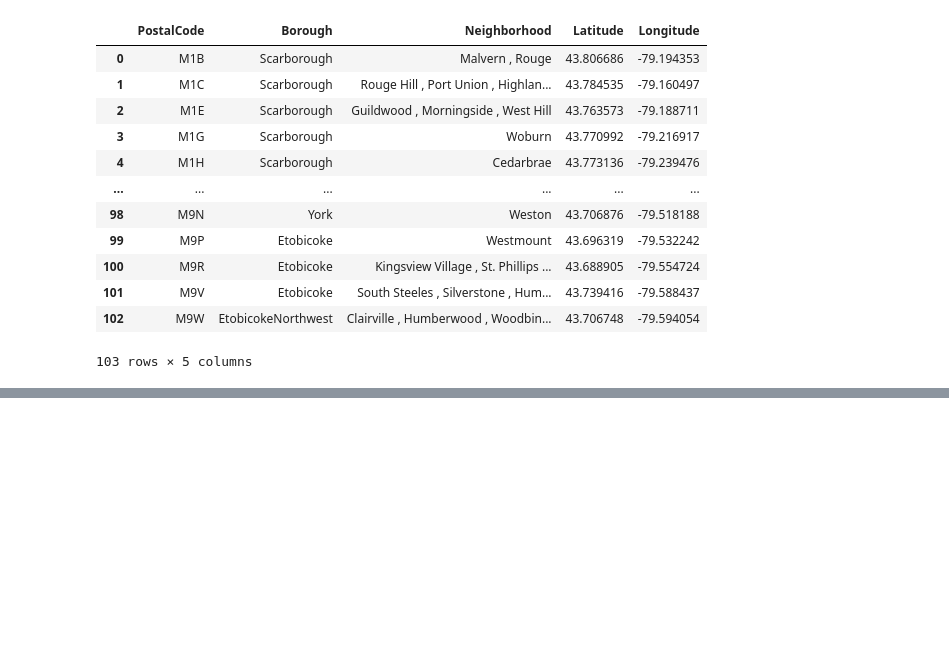
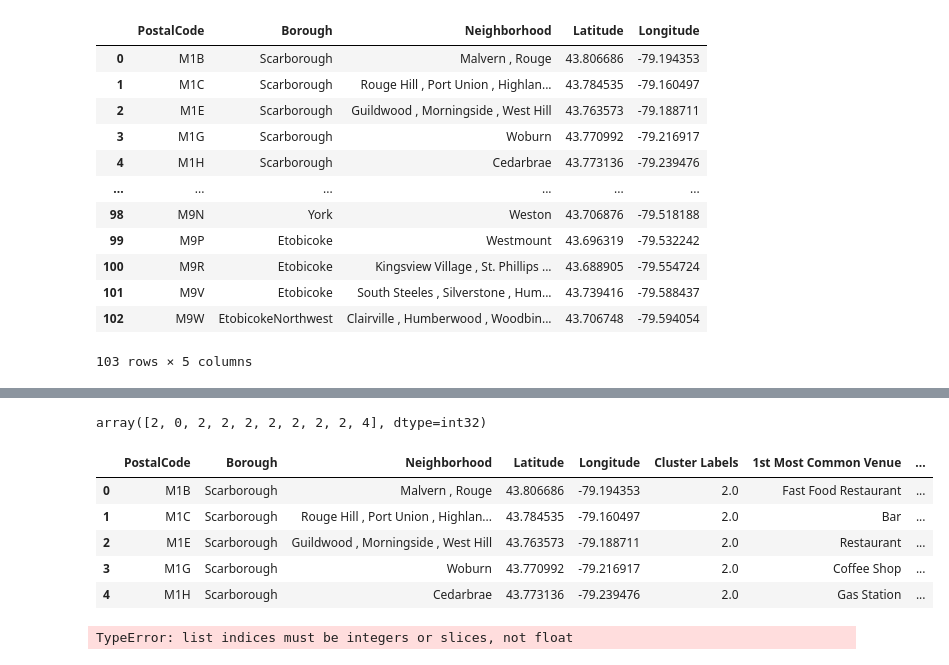
Before and after one commit to Edward-Qi/Coursera_Capstone, a Jupyter notebook: Segmenting and Clustering Neighborhoods in Toronto.ipynb, the cells around one changed output, grey strips where cells are left out. Drawn from its saved outputs; the diff is of its cells as text; code cells hidden in the pictures; blank space fills up the shorter version.

```diff
--- a/Segmenting and Clustering Neighborhoods in Toronto.ipynb
+++ b/Segmenting and Clustering Neighborhoods in Toronto.ipynb
@@ -150,0 +403,27 @@ joined_data
+# %%
+def return_most_common_venues(row, num_top_venues):
+    row_categories = row.iloc[1:]
+    row_categories_sorted = row_categories.sort_values(ascending=False)
+
+    return row_categories_sorted.index.values[0:num_top_venues]
+# %%
+num_top_venues = 10
+
+indicators = ['st', 'nd', 'rd']
+
+# create columns according to number of top venues
+columns = ['Neighborhood']
+for ind in np.arange(num_top_venues):
+    try:
+        columns.append('{}{} Most Common Venue'.format(ind+1, indicators[ind]))
+    except:
+        columns.append('{}th Most Common Venue'.format(ind+1))
+
+# create a new dataframe
+neighborhoods_venues_sorted = pd.DataFrame(columns=columns)
+neighborhoods_venues_sorted['Neighborhood'] = TO_grouped['Neighbourhood']
+
+for ind in np.arange(TO_grouped.shape[0]):
+    neighborhoods_venues_sorted.iloc[ind, 1:] = return_most_common_venues(TO_grouped.iloc[ind, :], num_top_venues)
+
+neighborhoods_venues_sorted.head()
@@ -150,0 +439,25 @@ joined_data
+# %%
+kclusters = 5
+
+TO_clust = TO_grouped.drop('Neighbourhood',1)
+
+kmeans = KMeans(n_clusters=kclusters, random_state=0).fit(TO_clust)
+
+kmeans.labels_[0:10]
+# %% [output]
+array([2, 0, 2, 2, 2, 2, 2, 2, 2, 4], dtype=int32)
+# %%
+neighborhoods_venues_sorted.insert(0, 'Cluster Labels', kmeans.labels_)
+
+TO_merged = joined_data
+
+TO_merged = TO_merged.join(neighborhoods_venues_sorted.set_index("Neighborhood"), on='Neighborhood')
+
+TO_merged.head()
+# %% [output]
+|  | PostalCode | Borough | Neighborhood | Latitude | Longitude | Cluster Labels | 1st Most Common Venue | ... |
+| 0 | M1B | Scarborough | Malvern , Rouge | 43.806686 | -79.194353 | 2.0 | Fast Food Restaurant | ... |
+| 1 | M1C | Scarborough | Rouge Hill , Port Union , Highlan... | 43.784535 | -79.160497 | 2.0 | Bar | ... |
+| 2 | M1E | Scarborough | Guildwood , Morningside , West Hill | 43.763573 | -79.188711 | 2.0 | Restaurant | ... |
+| 3 | M1G | Scarborough | Woburn | 43.770992 | -79.216917 | 2.0 | Coffee Shop | ... |
+| 4 | M1H | Scarborough | Cedarbrae | 43.773136 | -79.239476 | 2.0 | Gas Station | ... |
@@ -150,0 +467,24 @@ joined_data
+# %%
+map_clusters = folium.Map(location=[latitude, longitude], zoom_start=11)
+
+x = np.arange(kclusters)
+ys = [i + x + (i*x)**2 for i in range(kclusters)]
+colors_array = cm.rainbow(np.linspace(0, 1, len(ys)))
+rainbow = [colors.rgb2hex(i) for i in colors_array]
+
+# add markers to the map
+markers_colors = []
+for lat, lon, poi, cluster in zip(TO_merged['Latitude'], TO_merged['Longitude'], TO_merged['Neighborhood'], TO_merged['Cluster Labels']):
+    label = folium.Popup(str(poi) + ' Cluster ' + str(cluster), parse_html=True)
+    folium.CircleMarker(
+        [lat, lon],
+        radius=5,
+        popup=label,
+        color=rainbow[cluster-1],
+        fill=True,
+        fill_color=rainbow[cluster-1],
+        fill_opacity=0.7).add_to(map_clusters)
+
+map_clusters
+# %% [output]
+TypeError: list indices must be integers or slices, not float
```
Also changed, not shown: parts of 26 cells of this notebook.
